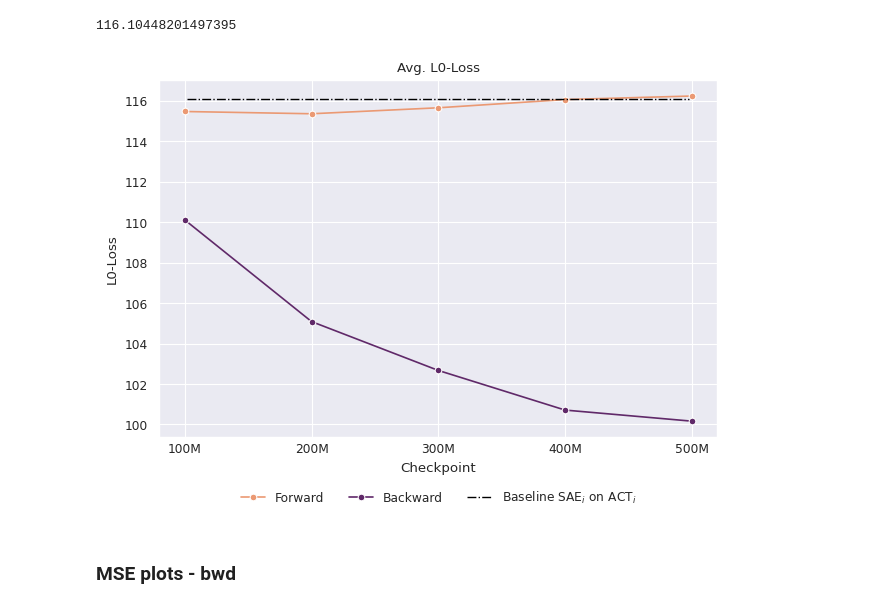
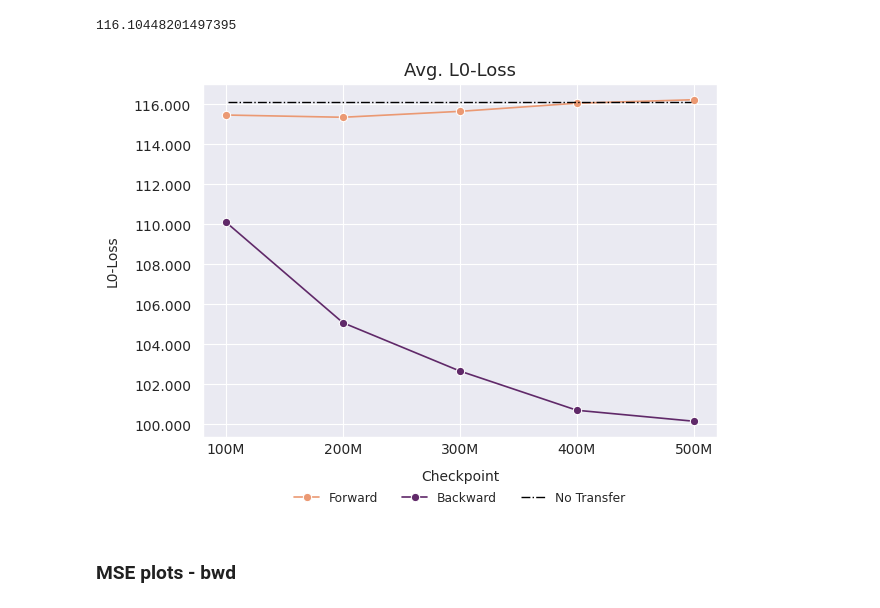
Before and after one commit to ghidav/sae-transfer-learning, a Jupyter notebook: paper_plot.ipynb, the cells around one changed output. Drawn from its saved outputs; the diff is of its cells as text; code cells hidden in the pictures.

```diff
--- a/paper_plot.ipynb
+++ b/paper_plot.ipynb
@@ -368,11 +395,16 @@ else:
 [figure]
 # %%
 # Avgs per checkpoint
+columns = [col for col in cels_fwd_dfs[0].columns if "checkpoint" not in col.lower()]
+
 ce_fwd_avgs_df = pd.DataFrame.from_dict(
-    {ckpt.replace("final_", ""): fwd_dfs[i].mean(axis=0).tolist() for i, ckpt in enumerate(mapping.values())},
+    {
+        ckpt.replace("final_", ""): cels_fwd_dfs[i][columns].mean(axis=0).tolist()
+        for i, ckpt in enumerate(mapping.values())
+    },
     orient="index",
 )
-ce_fwd_avgs_df.columns = fwd_dfs[0].columns
+ce_fwd_avgs_df.columns = columns
 ce_fwd_avgs_df_plot = ce_fwd_avgs_df.reset_index(names="Checkpoint").melt(
     id_vars=["Checkpoint"], var_name="Type", value_name="Avg. CE-Loss Score"
 )
@@ -390,7 +422,6 @@ ce_fwd_avgs_df_plot.head()
 sns.set_context("paper")
 
 # Automatic for every ckpt - backward
-bwd_dfs = []
 bwd_scores = {}
 for ckpt in mapping.values():
     bwd = read_bwd_eval(ckpt)
@@ -409,7 +440,6 @@ for ckpt in mapping.values():
         ],
         axis=1,
     )
-    bwd_dfs.append(bwd_df)
     bwd_df = bwd_df.to_numpy()
     # (Sae - (base i +- 1)) / ((base i) - (base i +- 1))
     scores = (bwd_df[:, 1] - bwd_df[:, 2]) / (bwd_df[:, 0] - bwd_df[:, 2])
@@ -514,11 +553,16 @@ else:
 [figure]
 # %%
 # Avgs per checkpoint
+columns = [col for col in cels_bwd_dfs[0].columns if "checkpoint" not in col.lower()]
+
 ce_bwd_avgs_df = pd.DataFrame.from_dict(
-    {ckpt.replace("final_", ""): bwd_dfs[i].mean(axis=0).tolist() for i, ckpt in enumerate(mapping.values())},
+    {
+        ckpt.replace("final_", ""): cels_bwd_dfs[i][columns].mean(axis=0).tolist()
+        for i, ckpt in enumerate(mapping.values())
+    },
     orient="index",
 )
-ce_bwd_avgs_df.columns = bwd_dfs[0].columns
+ce_bwd_avgs_df.columns = columns
 ce_bwd_avgs_df_plot = ce_bwd_avgs_df.reset_index(names="Checkpoint").melt(
     id_vars=["Checkpoint"], var_name="Type", value_name="Avg. CE-Loss Score"
 )
@@ -571,16 +611,24 @@ ax = sns.lineplot(
     hue="Type",
     marker="o",
     palette={"Forward": colors[0], "Backward": colors[-1]},
+    markersize=6,
 )
 handles, labels = ax.get_legend_handles_labels()
 if "mean" in bounds:
-    labels.append("Baseline SAE$_i$ on ACT$_i$")
+    labels.append("No Transfer")
     handles.append(plt.axhline(y=baseline_avg_ce_loss, xmin=0.05, xmax=0.95, color="black", linewidth=1, ls="-."))
 ax.set_title("Avg. CE-Loss Score")
 ax.set_ylabel("CE-Loss Score")
 ax.set_xticklabels([f"{i+1}00M" for i in range(5)], va="center", ha="center")
+ax.title.set_fontsize(13)
+ax.xaxis.label.set_fontsize(10)
+ax.yaxis.label.set_fontsize(10)
+ax.xaxis.labelpad = 10
+ax.yaxis.labelpad = 10
+ax.tick_params(axis="both", which="major", labelsize=10)
+ax.yaxis.set_major_formatter(FormatStrFormatter("%.3f"))
 plt.legend(handles=handles, labels=labels)
-sns.move_legend(ax, "lower center", bbox_to_anchor=(0.5, -0.2), ncol=3, title=None, frameon=False)
+sns.move_legend(ax, "lower center", bbox_to_anchor=(0.5, -0.25), ncol=3, title=None, frameon=False)
 plt.tight_layout()
 plt.savefig(IMG_PATH + f"avg_ce_loss_score_through_time_combined_bounds_{bounds}.png", dpi=300, bbox_inches="tight")
 # %% [output]
@@ -865,29 +913,37 @@ baseline_avg_l0
 # %%
 bounds = "mean"
 colors = sns.color_palette("flare", n_colors=10)
 
 sns.set_theme("paper")
 ax = sns.lineplot(
     data=l0_combined_avgs_df_plot,
     x="Checkpoint",
     y="Avg. L0-Loss",
     hue="Type",
     marker="o",
     palette={"Forward": colors[0], "Backward": colors[-1]},
+    markersize=6,
 )
 handles, labels = ax.get_legend_handles_labels()
 if "mean" in bounds:
-    labels.append("Baseline SAE$_i$ on ACT$_i$")
+    labels.append("No Transfer")
     handles.append(plt.axhline(y=baseline_avg_l0, xmin=0.05, xmax=0.95, color="black", linewidth=1, ls="-."))
 ax.set_title("Avg. L0-Loss")
 ax.set_ylabel("L0-Loss")
 ax.set_xticklabels([f"{i+1}00M" for i in range(5)], va="center", ha="center")
+ax.title.set_fontsize(13)
+ax.xaxis.label.set_fontsize(10)
+ax.yaxis.label.set_fontsize(10)
+ax.xaxis.labelpad = 10
+ax.yaxis.labelpad = 10
+ax.tick_params(axis="both", which="major", labelsize=10)
+ax.yaxis.set_major_formatter(FormatStrFormatter("%.3f"))
 plt.legend(handles=handles, labels=labels)
 sns.move_legend(ax, "lower center", bbox_to_anchor=(0.5, -0.22), ncol=3, title=None, frameon=False)
 plt.tight_layout()
 plt.savefig(IMG_PATH + f"avg_l0_loss_score_through_time_combined_bound_{bounds}.png", dpi=300, bbox_inches="tight")
 # %% [output]
-[figure, old version]
+[figure, new version]
 # %% [markdown]
 ### MSE plots - bwd
 # %%
```
Also changed, not shown: parts of 9 cells of this notebook.
